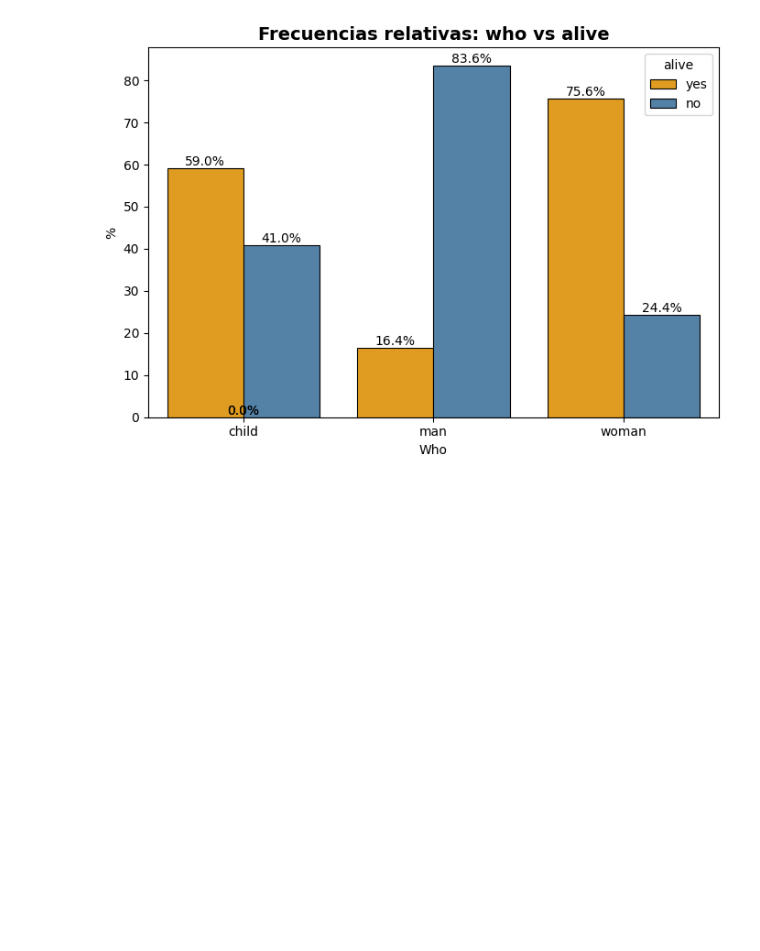
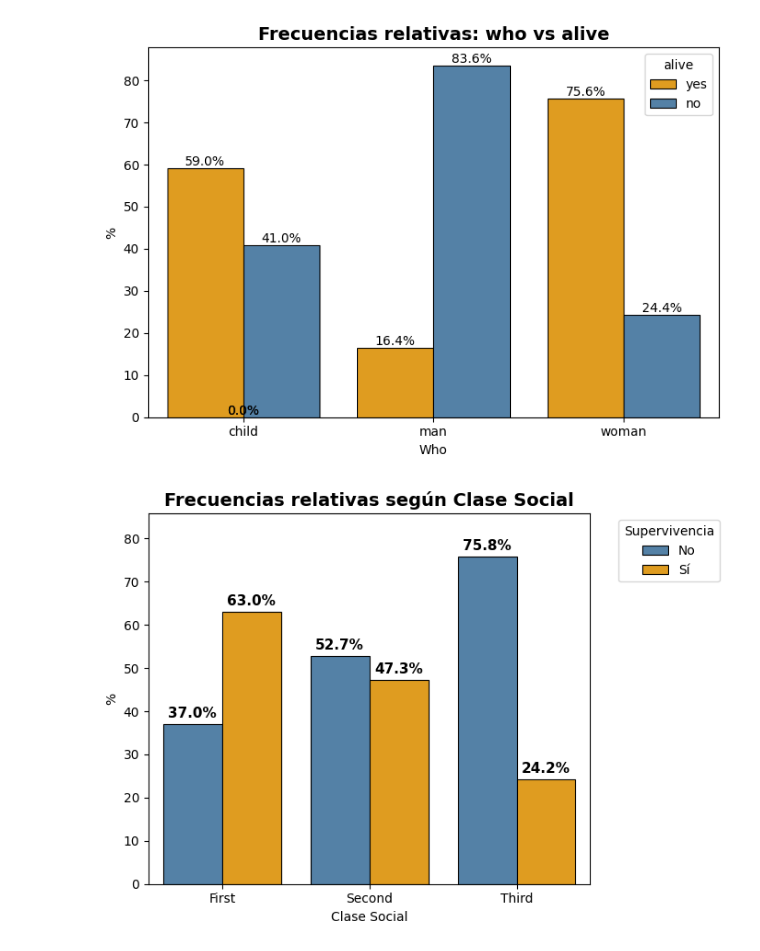
Before and after one commit to MHHsim/DS-Online-Marta-Harana, a Jupyter notebook: 03_Data_Analysis/Sprint_08/Unidad_02_Visualizacion_Avanzada_Seaborn/03_Practica_Obligatoria/18_Practica_Obligatoria_Visualizacion_Avanzada.ipynb, the cells around one changed output. Drawn from its saved outputs; the diff is of its cells as text; code cells hidden in the pictures; blank space fills up the shorter version.

```diff
--- a/03_Data_Analysis/Sprint_08/Unidad_02_Visualizacion_Avanzada_Seaborn/03_Practica_Obligatoria/18_Practica_Obligatoria_Visualizacion_Avanzada.ipynb
+++ b/03_Data_Analysis/Sprint_08/Unidad_02_Visualizacion_Avanzada_Seaborn/03_Practica_Obligatoria/18_Practica_Obligatoria_Visualizacion_Avanzada.ipynb
@@ -246,3 +258,72 @@ plt.tight_layout()
 plt.show()
 # %% [output]
 [figure]
+# %%
+### FRECUENCIAS RELATIVAS ENTRE VARIABLE CATEGÓRICA Y BINARIA
+
+variable_categorica = "class"
+variable_binaria    = "alive"
+df = df_titanic.copy()
+
+# Cambiar valores de la variable binaria a "Sí" y "No"
+df[variable_binaria] = df[variable_binaria].map({"yes": "Sí", "no": "No"})
+
+# Orden manual del hue
+orden_hue = ["No", "Sí"]
+
+# Calcular tabla de porcentajes
+tabla = (
+    df.groupby(variable_categorica)[variable_binaria]
+      .value_counts(normalize=True)
+      .rename("porcentaje")
+      .mul(100)
+      .reset_index()
+)
+
+plt.figure(figsize=(7,5))
+
+ax = sns.barplot(
+    data=tabla,
+    x=variable_categorica,
+    y="porcentaje",
+    hue=variable_binaria,
+    hue_order=orden_hue,                 # ← clave para que respete el orden
+    palette=["steelblue", "orange"],     # ← colores en el mismo orden
+    edgecolor="black",
+    linewidth=0.8
+)
+
+plt.title("Frecuencias relativas según Clase Social", fontsize=14, weight="bold")
+plt.ylabel("%")
+plt.xlabel("Clase Social")
+
+# --- Ajustar límite superior del eje Y ---
+max_val = tabla["porcentaje"].max()
+ax.set_ylim(0, max_val + 10)
+
+# --- Leyenda personalizada ---
+ax.legend(
+    title="Supervivencia",
+    loc="upper left",
+    bbox_to_anchor=(1.05, 1)
+)
+
+# --- Añadir números encima de cada barra ---
+for p in ax.patches:
+    valor = p.get_height()
+    if valor > 0.1:
+        ax.annotate(
+            f"{valor:.1f}%",
+            (p.get_x() + p.get_width() / 2, valor),
+            ha="center",
+            va="bottom",
+            fontsize=11,
+            fontweight="bold",
+            xytext=(0, 3),
+            textcoords="offset points"
+        )
+
+plt.tight_layout()
+plt.show()
+# %% [output]
+[figure, added]
```
Also changed, not shown: parts of 7 cells of this notebook, 1 other file.
